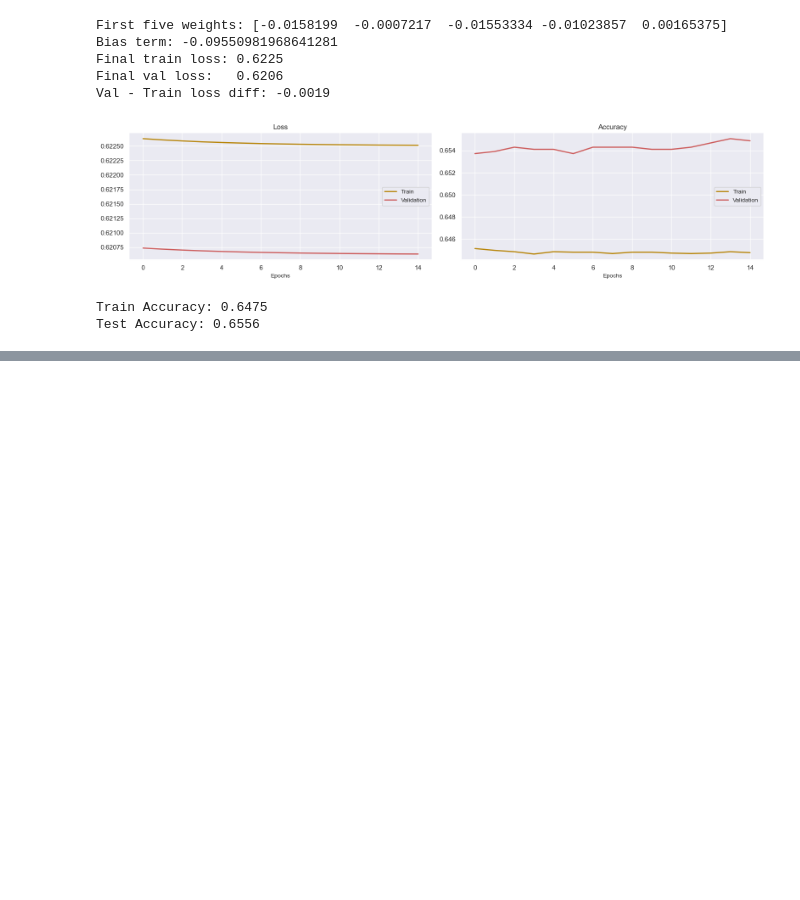
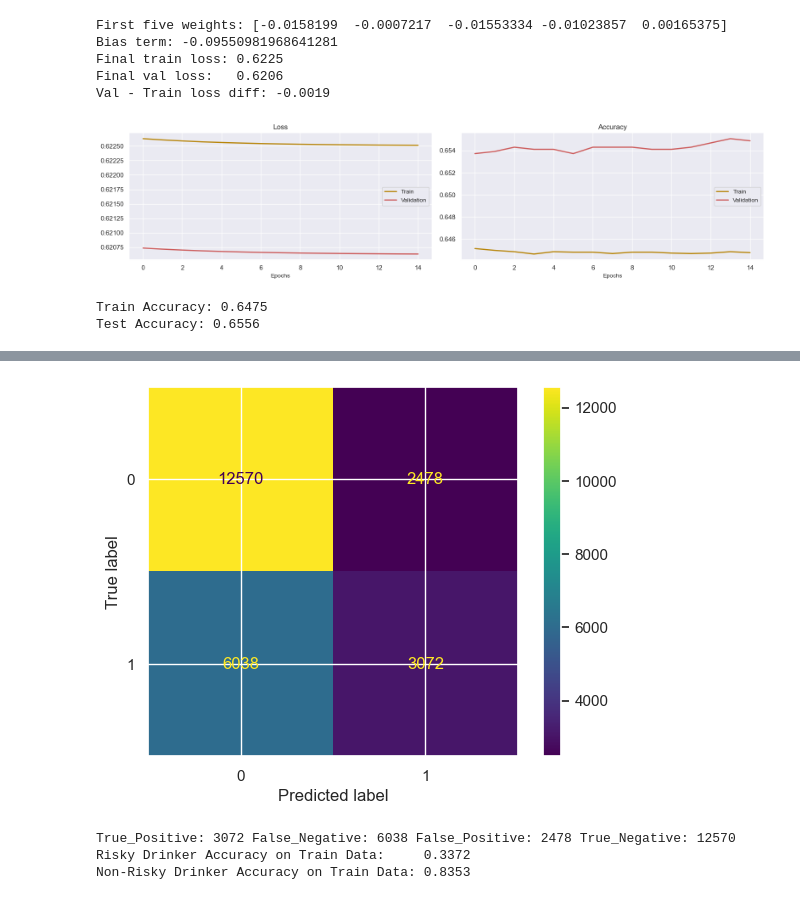
Before and after one commit to cassidy-bruner/mids-207-final-project-team-4, a Jupyter notebook: python_notebooks/logistic_reg.ipynb, the cells around one changed output, grey strips where cells are left out. Saved outputs shown, nothing was run; the diff lists cells and outputs as text; code cells hidden in the pictures; blank space fills up the shorter version.

```diff
--- a/python_notebooks/logistic_reg.ipynb
+++ b/python_notebooks/logistic_reg.ipynb
@@ -318,3 +312,24 @@ print(f"Test Accuracy: {test_acc:.4f}")
 # %% [output]
 Train Accuracy: 0.6475
 Test Accuracy: 0.6556
+# %%
+
+# Train predictions
+y_train_pred = (best_model.predict(X_train) >= 0.5).astype(int).ravel()
+# Train cm
+cm_train = sk_confusion_matrix(Y_train, y_train_pred)
+
+
+disp = ConfusionMatrixDisplay(confusion_matrix=cm_train)
+disp.plot()
+plt.show()
+
+tn_t, fp_t, fn_t, tp_t = cm_train.ravel()
+print("True_Positive:", tp_t, "False_Negative:", fn_t, "False_Positive:", fp_t, "True_Negative:", tn_t)
+
+risky_acc_train     = tp_t / (tp_t + fn_t) if (tp_t + fn_t) else 0.0
+non_risky_acc_train = tn_t / (tn_t + fp_t) if (tn_t + fp_t) else 0.0
+
+print(f"Risky Drinker Accuracy on Train Data:     {risky_acc_train:.4f}")
+print(f"Non-Risky Drinker Accuracy on Train Data: {non_risky_acc_train:.4f}")
+# %% [output]
@@ -321,3 +337,7 @@ Test Accuracy: 0.6556
+[figure, added]
+True_Positive: 3072 False_Negative: 6038 False_Positive: 2478 True_Negative: 12570
+Risky Drinker Accuracy on Train Data:     0.3372
+Non-Risky Drinker Accuracy on Train Data: 0.8353
 # %%
 
 # Test predictions
```
Also changed, not shown: parts of 7 cells of this notebook.
